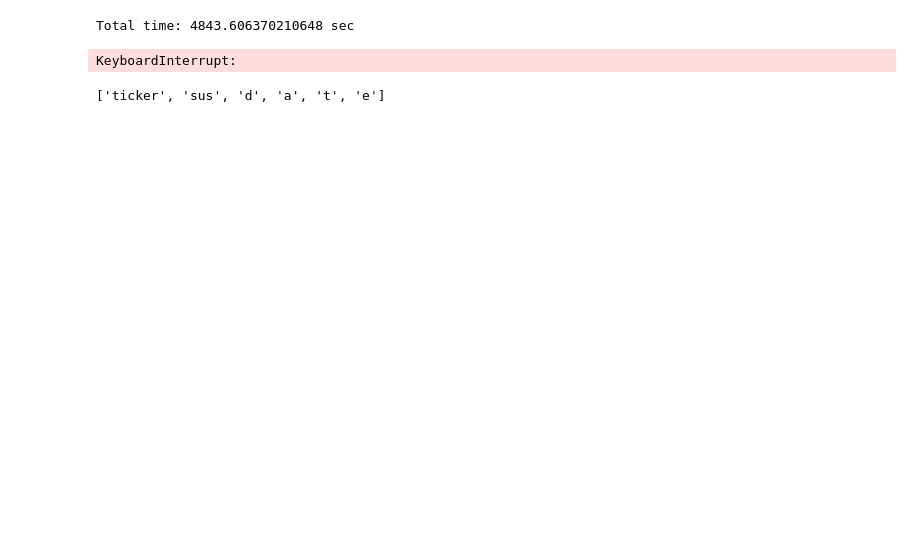
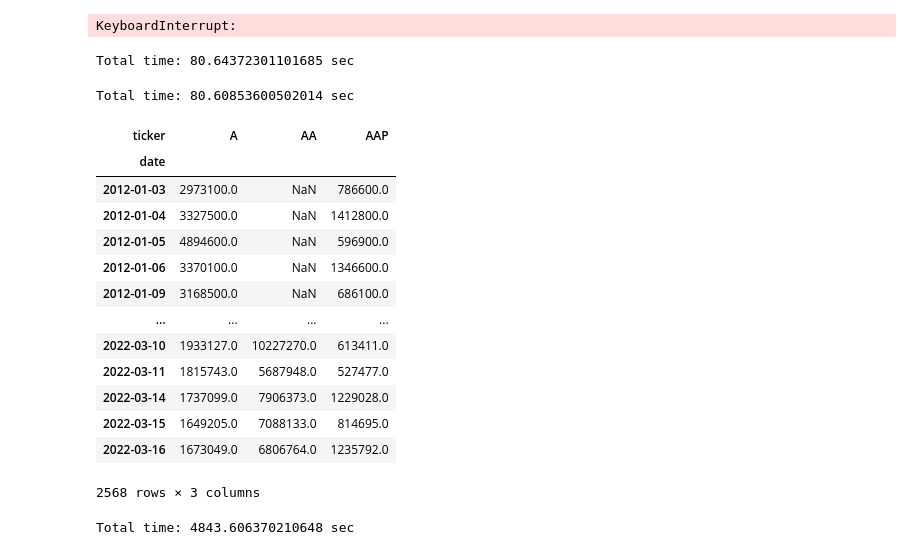
Before and after one commit to chayaponlee/QuantSystemMVP, a Jupyter notebook: notebooks/test_engineer.ipynb, the cells around one changed output. Drawn from its saved outputs; the diff is of its cells as text; code cells hidden in the pictures; blank space fills up the shorter version.

```diff
--- a/notebooks/test_engineer.ipynb
+++ b/notebooks/test_engineer.ipynb
@@ -144,0 +170,14 @@ afe0.df
+# %%
+s_time_chunk = time.time()
+dummy = tripA1.groupby('ticker').volume.rolling(10).apply(lambda x: pd.Series(x).rank().iloc[-1])
+e_time_chunk = time.time()
+print(f"Total time: {e_time_chunk - s_time_chunk} sec")
+# %% [output]
+KeyboardInterrupt:
+# %%
+s_time_chunk = time.time()
+ofe0.ts_rank('volume', 10, inplace=True)
+e_time_chunk = time.time()
+print(f"Total time: {e_time_chunk - s_time_chunk} sec")
+# %% [output]
+Total time: 80.64372301101685 sec
@@ -145,3 +187,31 @@ afe0.df
+# %%
+s_time_chunk = time.time()
+dummy = tripA2.rolling(10).apply(lambda x: pd.Series(x).rank().iloc[-1], engine='cython', raw=True)
+e_time_chunk = time.time()
+print(f"Total time: {e_time_chunk - s_time_chunk} sec")
+# %% [output]
+Total time: 80.60853600502014 sec
+# %%
+tripA2 = tripA[['ticker', 'volume']].reset_index()
+# %%
+tripA2 = tripA2.pivot(index='date', columns='ticker', values= 'volume')
+# %%
+tripA2
+# %% [output]
+| ticker | A | AA | AAP |
+| date |  |  |  |
+| 2012-01-03 | 2973100.0 | NaN | 786600.0 |
+| 2012-01-04 | 3327500.0 | NaN | 1412800.0 |
+| 2012-01-05 | 4894600.0 | NaN | 596900.0 |
+| 2012-01-06 | 3370100.0 | NaN | 1346600.0 |
+| 2012-01-09 | 3168500.0 | NaN | 686100.0 |
+| ... | ... | ... | ... |
+| 2022-03-10 | 1933127.0 | 10227270.0 | 613411.0 |
+| 2022-03-11 | 1815743.0 | 5687948.0 | 527477.0 |
+| 2022-03-14 | 1737099.0 | 7906373.0 | 1229028.0 |
+| 2022-03-15 | 1649205.0 | 7088133.0 | 814695.0 |
+| 2022-03-16 | 1673049.0 | 6806764.0 | 1235792.0 |
+2568 rows × 3 columns
 # %%
 s_time_chunk = time.time()
 afe0.alpha2(2, 6, inplace=True)
@@ -150,7 +220,3 @@ e_time_chunk = time.time()
 print(f"Total time: {e_time_chunk - s_time_chunk} sec")
 # %% [output]
 Total time: 4843.606370210648 sec
-# %%
-stacked_hist.low.rolling(9).apply(lambda x: pd.Series(x).rank(pct=True).iloc[-1])
-# %% [output]
-KeyboardInterrupt:
@@ -160,4 +222,0 @@ flat_list = [item for sublist in t for item in sublist]
-# %%
-flat_list
-# %% [output]
-['ticker', 'sus', 'd', 'a', 't', 'e']
```
Also changed, not shown: parts of 45 cells of this notebook, 2 other files.
